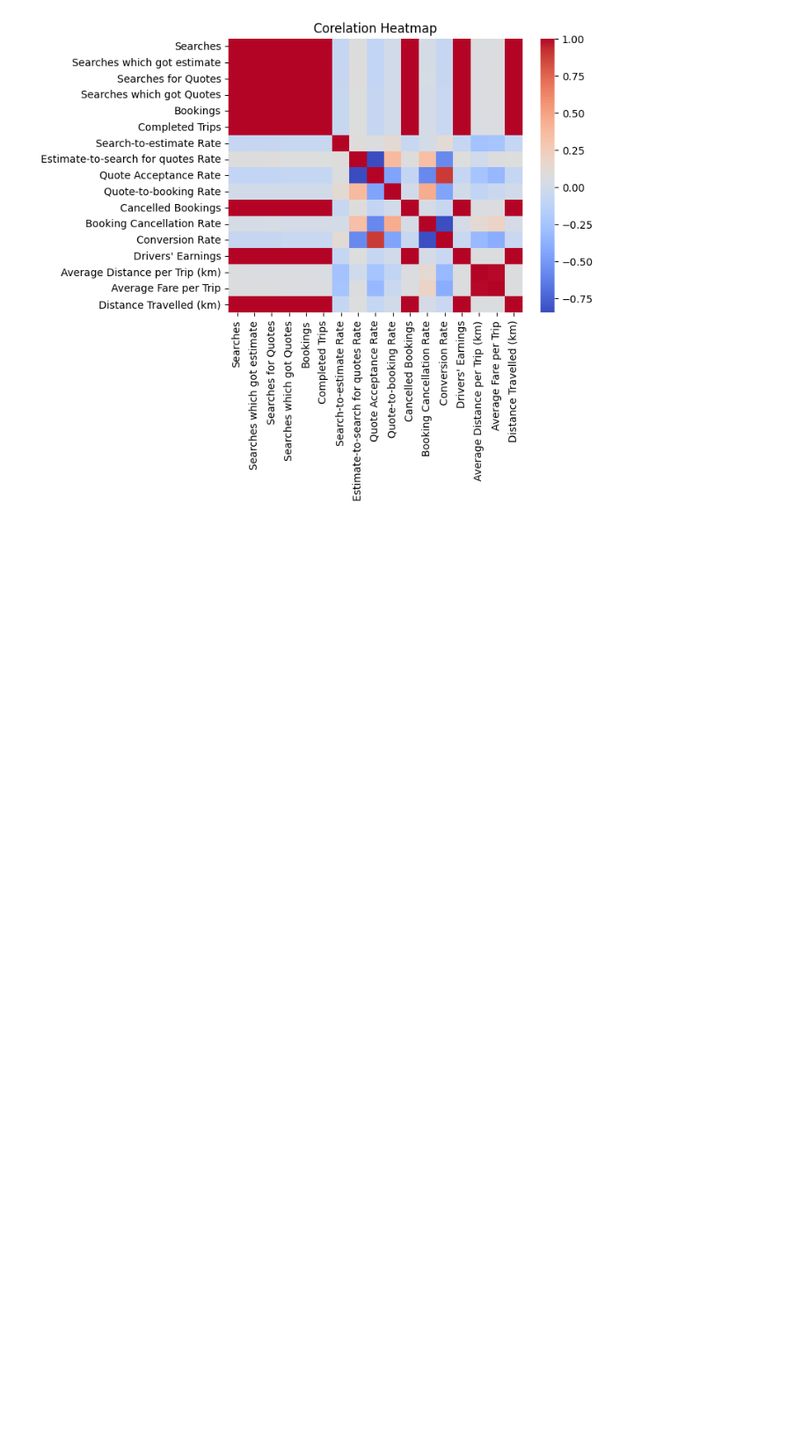
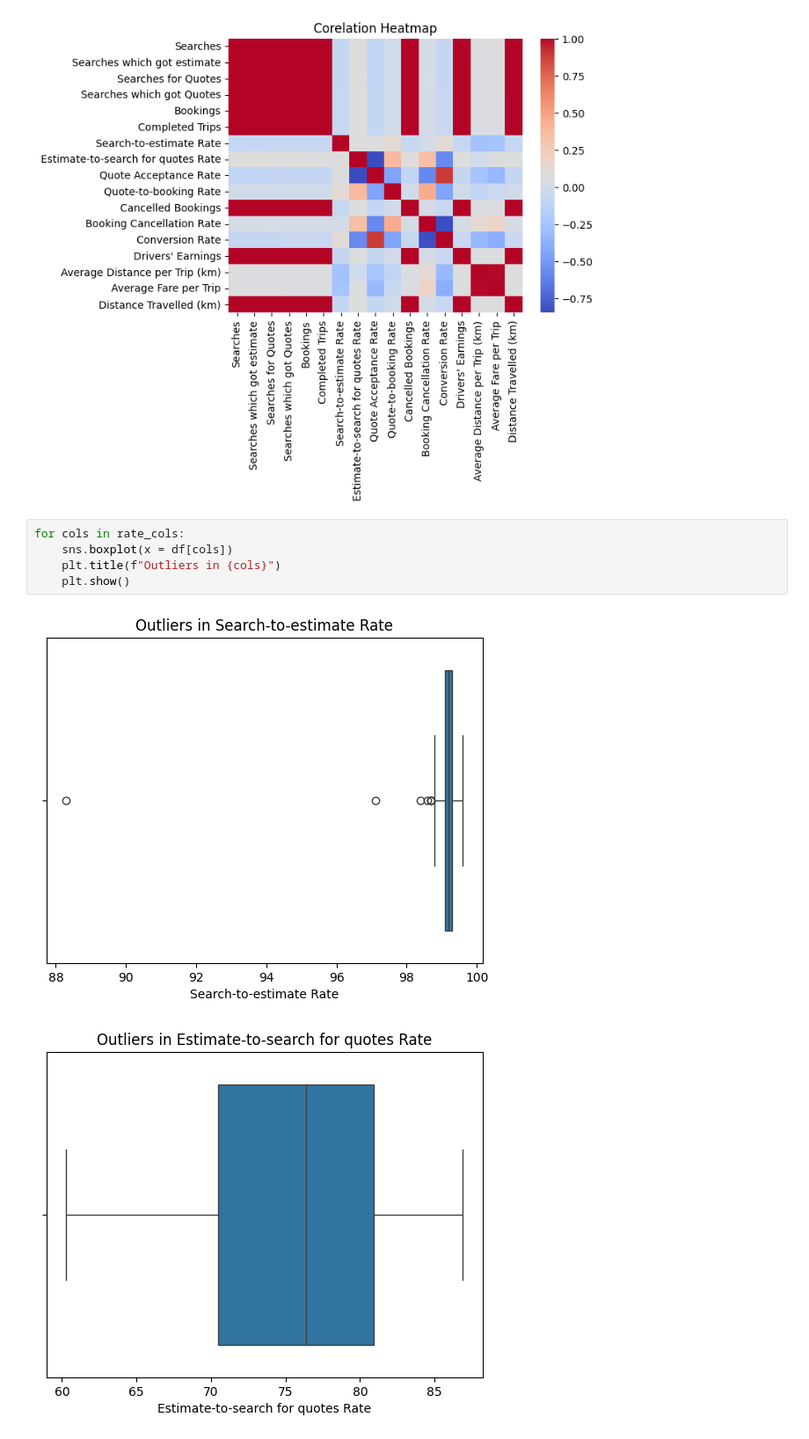
Before and after one commit to debjit11/Namma-Yatri-and-Uber-Analysis, a Jupyter notebook: yarti_main.ipynb, the cells around one changed output. Shown at 88% size. Saved outputs shown, nothing was run; the diff lists cells and outputs as text; blank space fills up the shorter version.

```diff
--- a/yarti_main.ipynb
+++ b/yarti_main.ipynb
@@ -208,3 +208,11 @@ plt.title("Corelation Heatmap")
 plt.show()
 # %% [output]
 [figure]
+# %%
+for cols in rate_cols:
+    sns.boxplot(x = df[cols])
+    plt.title(f"Outliers in {cols}")
+    plt.show()
+# %% [output]
+[figure, added]
+[figure, added]
```
Also changed, not shown: parts of 1 cell of this notebook.
